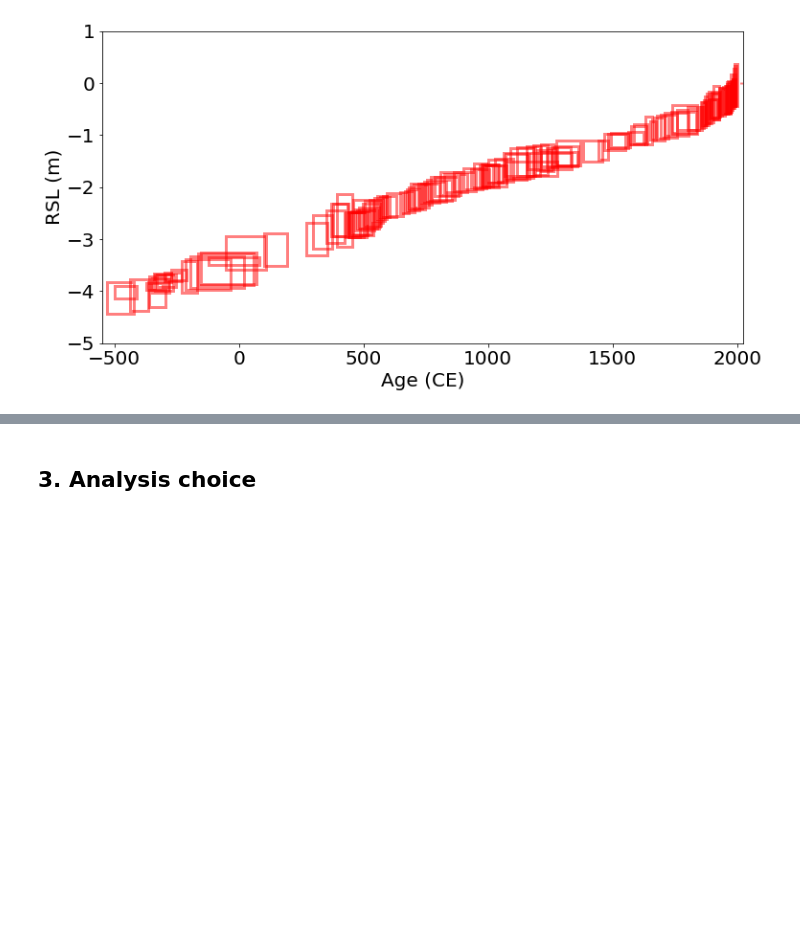
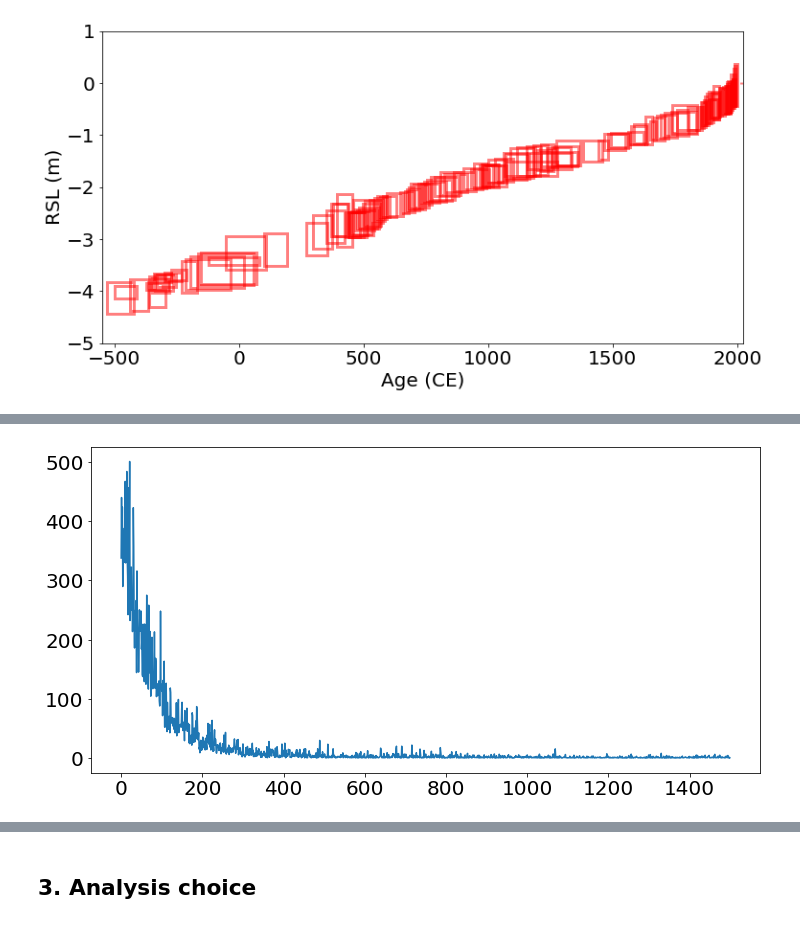
Before and after one commit to radical-collaboration/PaleoSTeHM, a Jupyter notebook: Tutorials/1. Introduction/Paleo_STeHM_intro.ipynb, the cells around one changed output, grey strips where cells are left out. Saved outputs shown, nothing was run; the diff lists cells and outputs as text; code cells hidden in the pictures; blank space fills up the shorter version.

```diff
--- a/Tutorials/1. Introduction/Paleo_STeHM_intro.ipynb
+++ b/Tutorials/1. Introduction/Paleo_STeHM_intro.ipynb
@@ -414,0 +390,15 @@ The parameter level captures key attributes of the data and process levels throu
+# %%
+import pyro.distributions as dist
+
+#------Define the process mdoel---------
+linear_model = PSTHM.linear_model
+test_X = X[:,None] #convert X to a 2D array which is more common for pytorch models
+#-------Define parameter model---------
+intercept_prior = dist.Uniform(-5., 5.)
+coefficient_prior = dist.Uniform(-0.01,0.01)
+
+guide,losses = PSTHM.opti_pyro_mdoel(linear_model,test_X,y,x_sigma,y_sigma,intercept_prior,coefficient_prior)
+#-------Visualize the training loss---------
+plt.plot(losses);
+# %% [output]
+[figure, added]
```
Also changed, not shown: parts of 15 cells of this notebook, 1 other file.
